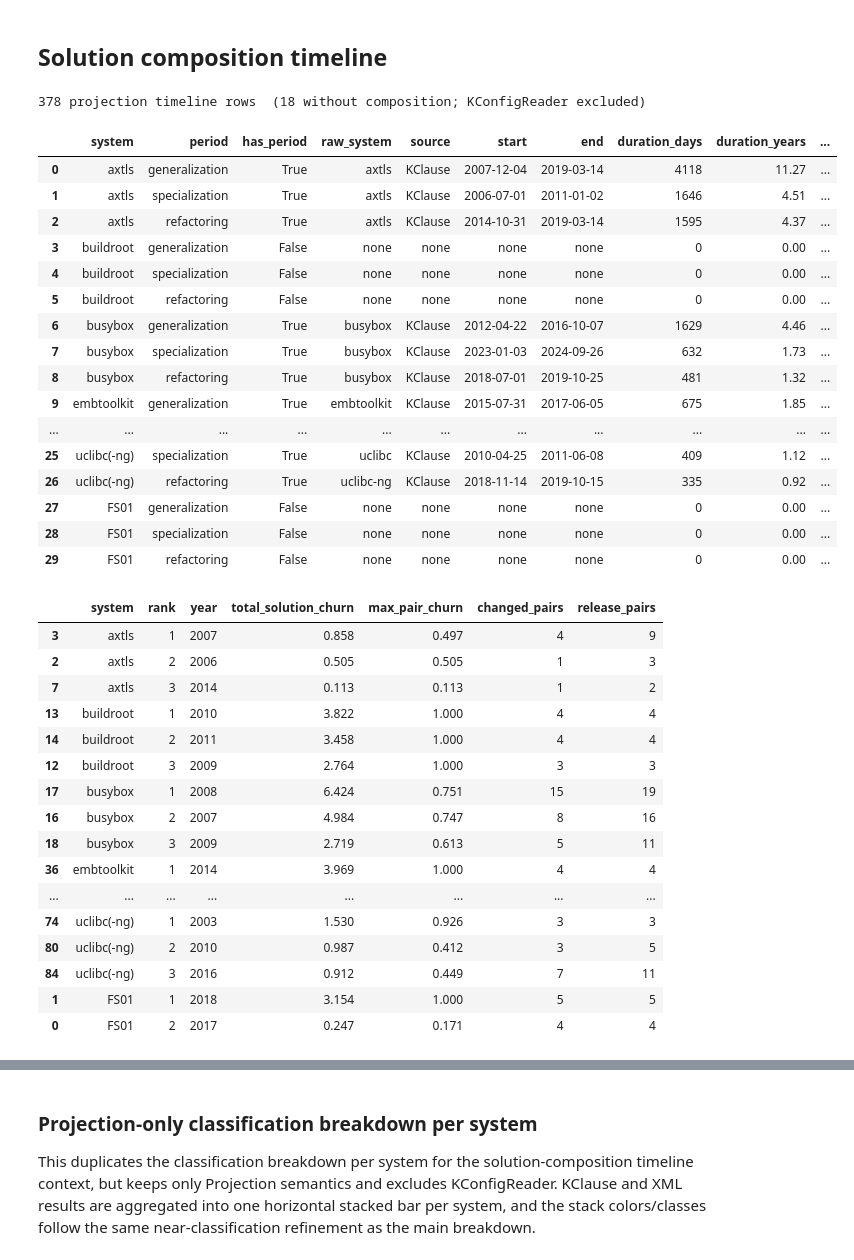
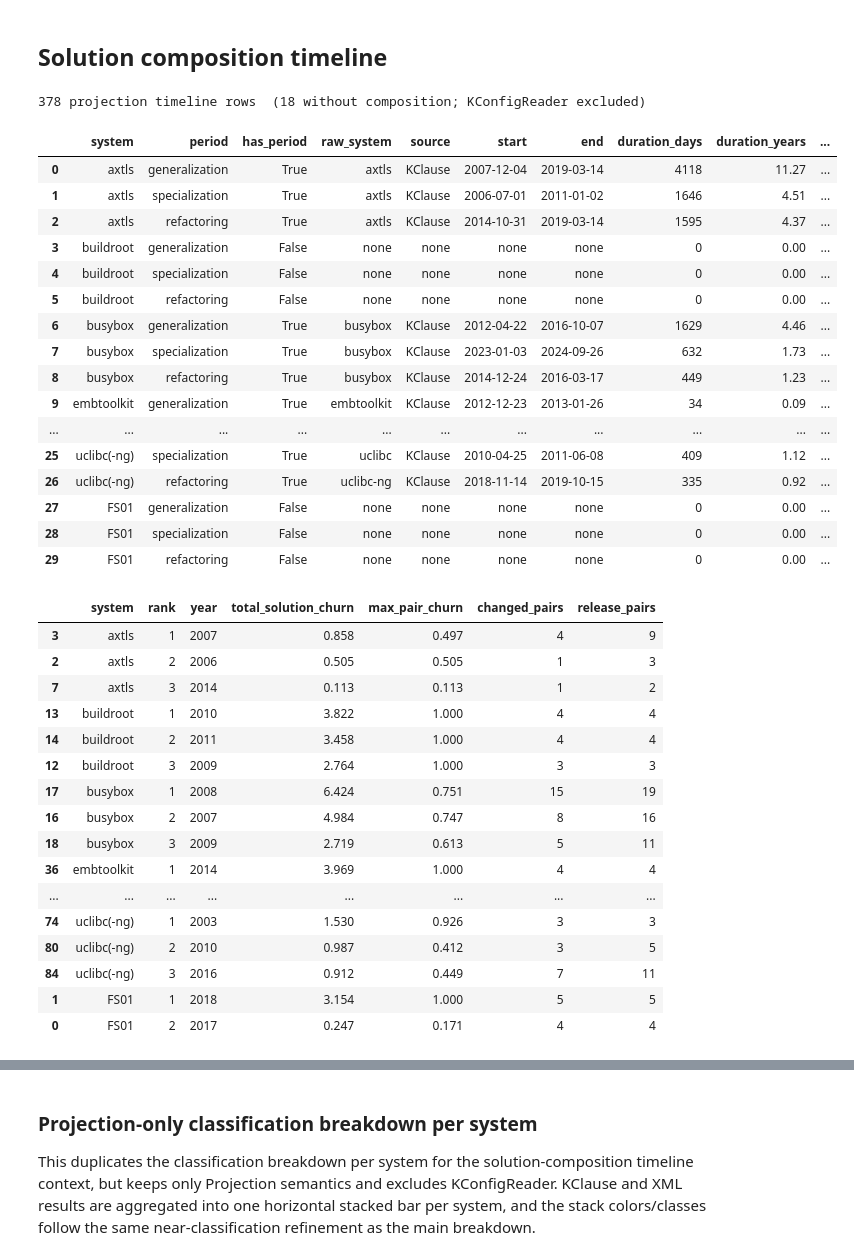
Before and after one commit to ekuiter/torte, a Jupyter notebook: experiments/feature-model-differences/evaluation.ipynb, the cells around one changed output, grey strips where cells are left out. Cells and saved outputs as stored; diff of their text form; code cells hidden in the pictures.

```diff
--- a/experiments/feature-model-differences/evaluation.ipynb
+++ b/experiments/feature-model-differences/evaluation.ipynb
@@ -4116,8 +4116,8 @@ def _tl_system_sort_key(system):
 # displayed system, find three separate longest consecutive runs of release pairs:
 # (1) generalization-like periods with no removed solutions, (2) specialization-like
 # periods with no added solutions, and (3) refactoring-like periods with neither
-# removed nor added solutions. Missing quantification and a non-zero value in the
-# inspected solution-share column both break a run. uclibc-ng
+# removed nor added solutions. Missing quantification and a non-zero exact solution
+# count both break a run. uclibc-ng
 # is considered under the displayed uclibc(-ng) row, but runs are computed within
 # the original raw system/source first so we do not accidentally bridge the gap
 # between the historical uclibc and uclibc-ng series.
@@ -4125,10 +4125,14 @@ def _longest_solution_stability_periods(timeline):
     _work = timeline[timeline['system'].isin(_TL_SYSTEM_DISPLAY_SET)].copy()
     _work['_display_system'] = _work['system'].apply(_canonical)
     _work['_source'] = _work['extractor'].map({'kclause': 'KClause', 'xml': 'XML'}).fillna(_work['extractor'])
+
+    def _exact_zero(column):
+        return column.notna() & column.astype(str).str.fullmatch(r'0+(?:\.0+)?')
+
     _conditions = [
-        ('generalization', lambda _df: _df['removed_solutions'].eq(0)),
-        ('specialization', lambda _df: _df['added_solutions'].eq(0)),
-        ('refactoring', lambda _df: _df['removed_solutions'].eq(0) & _df['added_solutions'].eq(0)),
+        ('generalization', lambda _df: _exact_zero(_df['removed_solutions_count'])),
+        ('specialization', lambda _df: _exact_zero(_df['added_solutions_count'])),
+        ('refactoring', lambda _df: _exact_zero(_df['removed_solutions_count']) & _exact_zero(_df['added_solutions_count'])),
     ]
 
     def _release_id(row, revision_col, xml_col):
@@ -4408,35 +4412,35 @@ _TL_LEGEND_LABELS = {
 _legend_handles = [
     _mlines.Line2D([], [], color=_TL_DETAILED_COLORS[c], lw=_TL_LINE_WIDTH.get(c, 1.5), ls='-', label=_TL_LEGEND_LABELS.get(c, c))
     for c in _TL_DETAILED_ORDER
 ]
 fig.legend(
     _legend_handles,
     [h.get_label() for h in _legend_handles],
     loc='lower center',
     ncol=len(_legend_handles),
     fontsize=8,
     frameon=False,
     handlelength=1.0,
     columnspacing=0.75,
     bbox_to_anchor=(0.5, 0.035),
 )
 
 fig.tight_layout(rect=[0, 0.09, 1, 1])
 fig.savefig(paper_image_dir / 'solution-composition-timeline.pdf', bbox_inches='tight', pad_inches=0)
 plt.show()
 # %% [output]
 378 projection timeline rows  (18 without composition; KConfigReader excluded)
 |  | system | period | has_period | raw_system | source | start | end | duration_days | duration_years | ... |
 | 0 | axtls | generalization | True | axtls | KClause | 2007-12-04 | 2019-03-14 | 4118 | 11.27 | ... |
 | 1 | axtls | specialization | True | axtls | KClause | 2006-07-01 | 2011-01-02 | 1646 | 4.51 | ... |
 | 2 | axtls | refactoring | True | axtls | KClause | 2014-10-31 | 2019-03-14 | 1595 | 4.37 | ... |
 | 3 | buildroot | generalization | False | none | none | none | none | 0 | 0.00 | ... |
 | 4 | buildroot | specialization | False | none | none | none | none | 0 | 0.00 | ... |
 | 5 | buildroot | refactoring | False | none | none | none | none | 0 | 0.00 | ... |
 | 6 | busybox | generalization | True | busybox | KClause | 2012-04-22 | 2016-10-07 | 1629 | 4.46 | ... |
 | 7 | busybox | specialization | True | busybox | KClause | 2023-01-03 | 2024-09-26 | 632 | 1.73 | ... |
-| 8 | busybox | refactoring | True | busybox | KClause | 2018-07-01 | 2019-10-25 | 481 | 1.32 | ... |
-| 9 | embtoolkit | generalization | True | embtoolkit | KClause | 2015-07-31 | 2017-06-05 | 675 | 1.85 | ... |
+| 8 | busybox | refactoring | True | busybox | KClause | 2014-12-24 | 2016-03-17 | 449 | 1.23 | ... |
+| 9 | embtoolkit | generalization | True | embtoolkit | KClause | 2012-12-23 | 2013-01-26 | 34 | 0.09 | ... |
 | ... | ... | ... | ... | ... | ... | ... | ... | ... | ... | ... |
 | 25 | uclibc(-ng) | specialization | True | uclibc | KClause | 2010-04-25 | 2011-06-08 | 409 | 1.12 | ... |
 | 26 | uclibc(-ng) | refactoring | True | uclibc-ng | KClause | 2018-11-14 | 2019-10-15 | 335 | 0.92 | ... |
```
